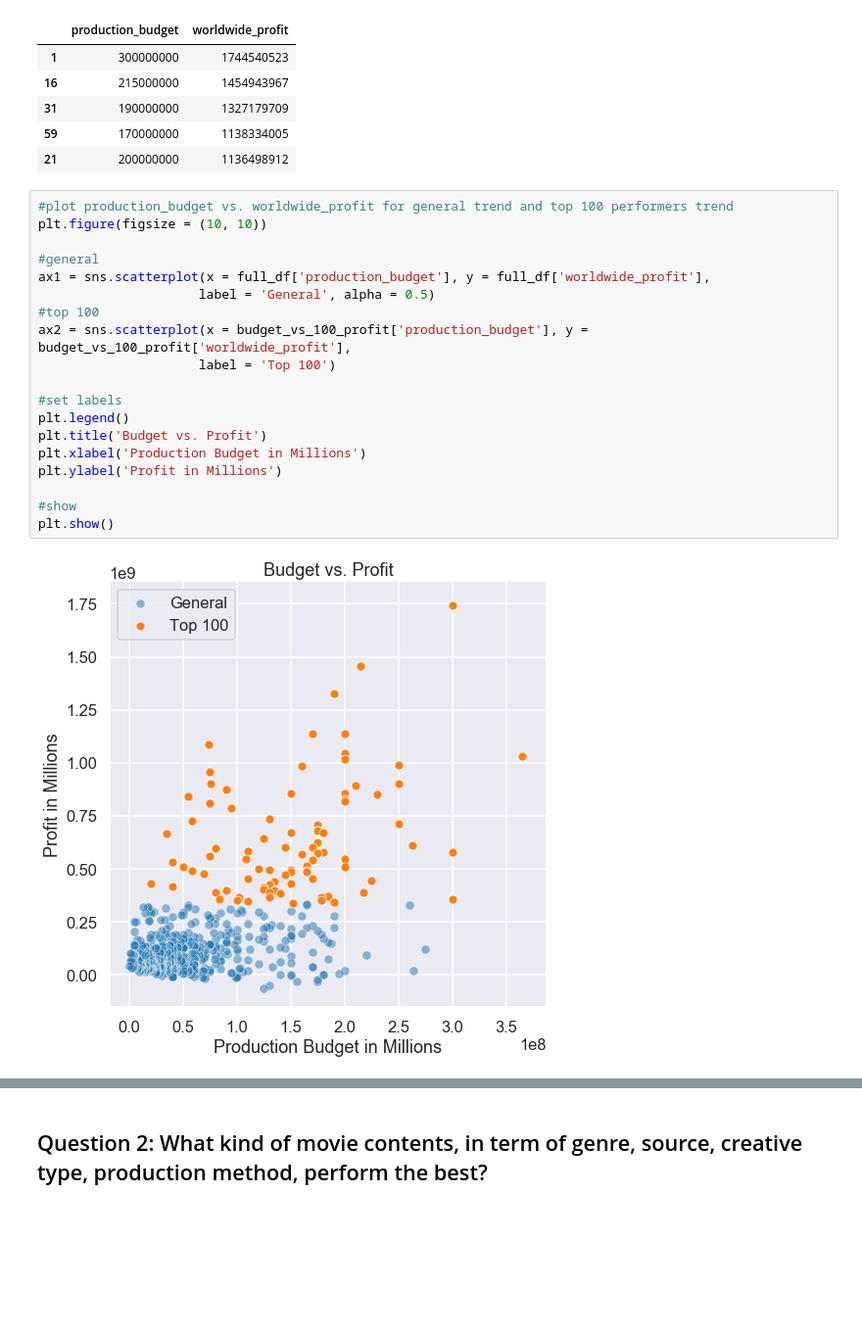
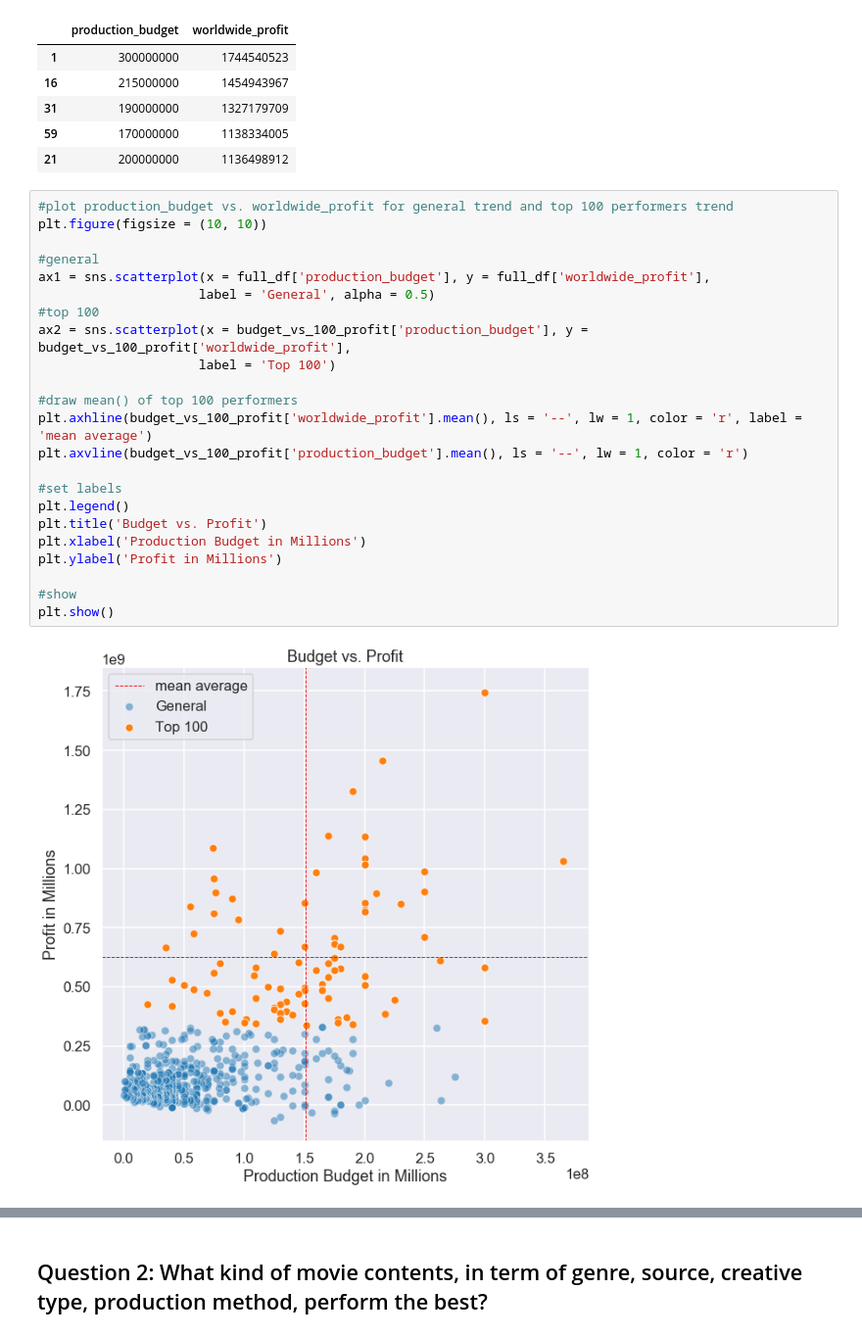
Before and after one commit to baotramduong/Porfolio_Project_The_Movie_Industry, a Jupyter notebook: Part III - Data Analysis & Visualization, Actionable Insight, Conclusion & Future Works.ipynb, the cells around one changed output, grey strips where cells are left out. Shown at 98% size. Saved outputs shown, nothing was run; the diff lists cells and outputs as text; blank space fills up the shorter version.

```diff
--- a/Part III - Data Analysis & Visualization, Actionable Insight, Conclusion & Future Works.ipynb
+++ b/Part III - Data Analysis & Visualization, Actionable Insight, Conclusion & Future Works.ipynb
@@ -218,23 +224,27 @@ budget_vs_100_profit.head()
 # %%
 #plot production_budget vs. worldwide_profit for general trend and top 100 performers trend
 plt.figure(figsize = (10, 10))
 
 #general
 ax1 = sns.scatterplot(x = full_df['production_budget'], y = full_df['worldwide_profit'],
                      label = 'General', alpha = 0.5)
 #top 100
 ax2 = sns.scatterplot(x = budget_vs_100_profit['production_budget'], y = budget_vs_100_profit['worldwide_profit'],
                      label = 'Top 100')
 
+#draw mean() of top 100 performers
+plt.axhline(budget_vs_100_profit['worldwide_profit'].mean(), ls = '--', lw = 1, color = 'r', label = 'mean average')
+plt.axvline(budget_vs_100_profit['production_budget'].mean(), ls = '--', lw = 1, color = 'r')
+
 #set labels
 plt.legend()
 plt.title('Budget vs. Profit')
 plt.xlabel('Production Budget in Millions')
 plt.ylabel('Profit in Millions')
 
 #show
 plt.show()
 # %% [output]
-[figure, old version]
+[figure, new version]
 # %%
 #save
```
Also changed, not shown: parts of 87 cells of this notebook.
